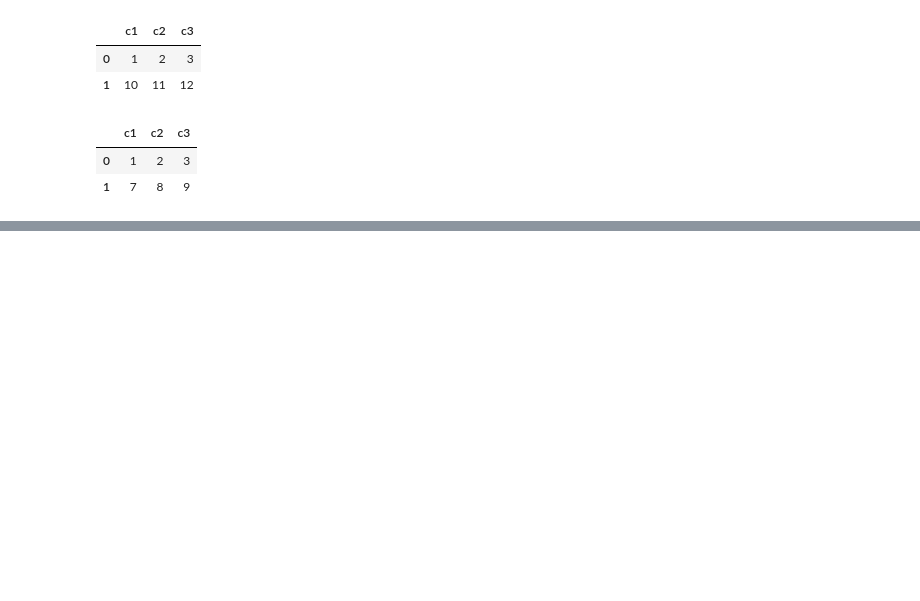
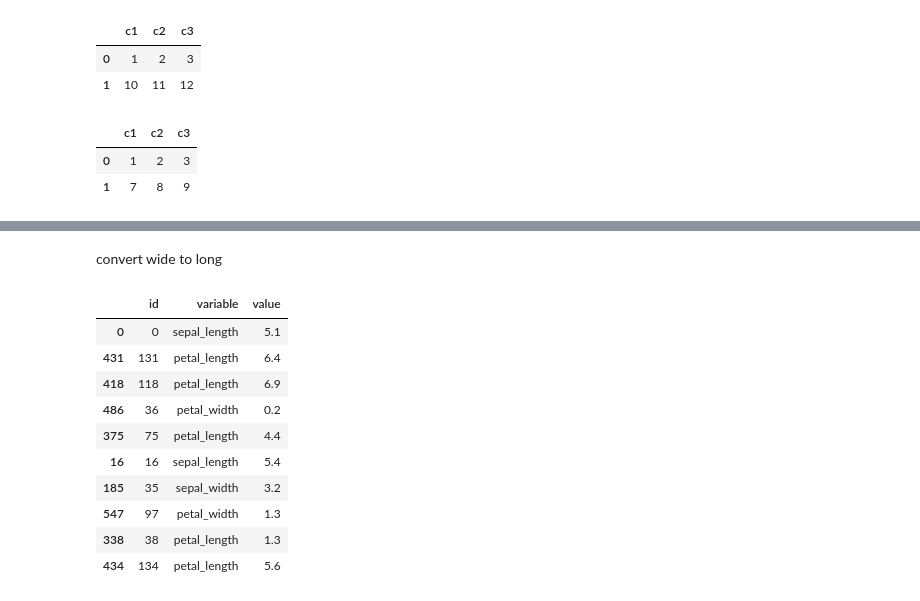
Before and after one commit to JeffChien/playground, a Jupyter notebook: python/pandas.ipynb, the cells around one changed output, grey strips where cells are left out. Drawn from its saved outputs; the diff is of its cells as text; code cells hidden in the pictures; blank space fills up the shorter version.

```diff
--- a/python/pandas.ipynb
+++ b/python/pandas.ipynb
@@ -71,0 +106,17 @@ df1
+# %% [markdown]
+convert wide to long
+# %%
+df_long = df_wide.rename_axis('id').reset_index().melt(id_vars='id')
+df_long.sample(10)
+# %% [output]
+|  | id | variable | value |
+| 0 | 0 | sepal_length | 5.1 |
+| 431 | 131 | petal_length | 6.4 |
+| 418 | 118 | petal_length | 6.9 |
+| 486 | 36 | petal_width | 0.2 |
+| 375 | 75 | petal_length | 4.4 |
+| 16 | 16 | sepal_length | 5.4 |
+| 185 | 35 | sepal_width | 3.2 |
+| 547 | 97 | petal_width | 1.3 |
+| 338 | 38 | petal_length | 1.3 |
+| 434 | 134 | petal_length | 5.6 |
```
Also changed, not shown: parts of 10 cells of this notebook.
